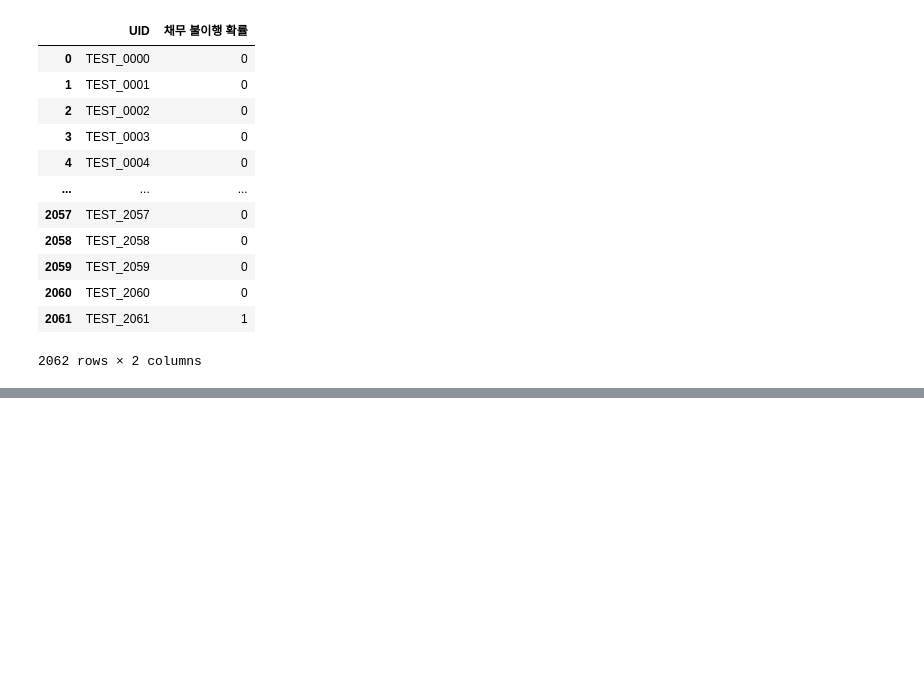
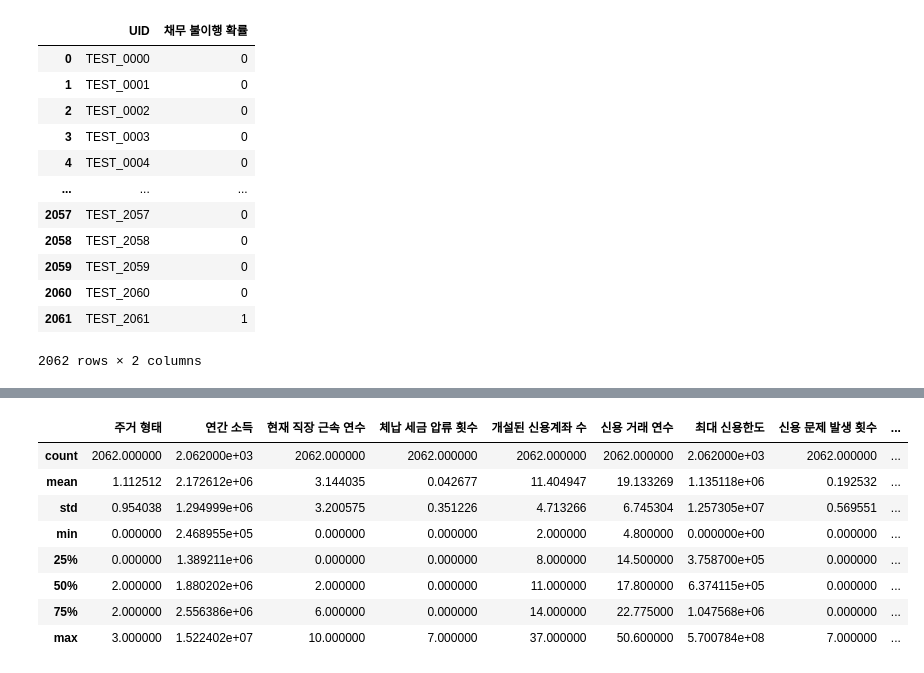
Before and after one commit to b00kkk/prediction_of_default, a Jupyter notebook: prediction_of_default.ipynb, the cells around one changed output, grey strips where cells are left out. Drawn from its saved outputs; the diff is of its cells as text; code cells hidden in the pictures; blank space fills up the shorter version.

```diff
--- a/prediction_of_default.ipynb
+++ b/prediction_of_default.ipynb
@@ -245,0 +263,12 @@ pd.read_csv('result3.csv')
+# %%
+test.describe()
+# %% [output]
+|  | 주거 형태 | 연간 소득 | 현재 직장 근속 연수 | 체납 세금 압류 횟수 | 개설된 신용계좌 수 | 신용 거래 연수 | 최대 신용한도 | 신용 문제 발생 횟수 | ... |
+| count | 2062.000000 | 2.062000e+03 | 2062.000000 | 2062.000000 | 2062.000000 | 2062.000000 | 2.062000e+03 | 2062.000000 | ... |
+| mean | 1.112512 | 2.172612e+06 | 3.144035 | 0.042677 | 11.404947 | 19.133269 | 1.135118e+06 | 0.192532 | ... |
+| std | 0.954038 | 1.294999e+06 | 3.200575 | 0.351226 | 4.713266 | 6.745304 | 1.257305e+07 | 0.569551 | ... |
+| min | 0.000000 | 2.468955e+05 | 0.000000 | 0.000000 | 2.000000 | 4.800000 | 0.000000e+00 | 0.000000 | ... |
+| 25% | 0.000000 | 1.389211e+06 | 0.000000 | 0.000000 | 8.000000 | 14.500000 | 3.758700e+05 | 0.000000 | ... |
+| 50% | 2.000000 | 1.880202e+06 | 2.000000 | 0.000000 | 11.000000 | 17.800000 | 6.374115e+05 | 0.000000 | ... |
+| 75% | 2.000000 | 2.556386e+06 | 6.000000 | 0.000000 | 14.000000 | 22.775000 | 1.047568e+06 | 0.000000 | ... |
+| max | 3.000000 | 1.522402e+07 | 10.000000 | 7.000000 | 37.000000 | 50.600000 | 5.700784e+08 | 7.000000 | ... |
```
Also changed, not shown: parts of 9 cells of this notebook.
